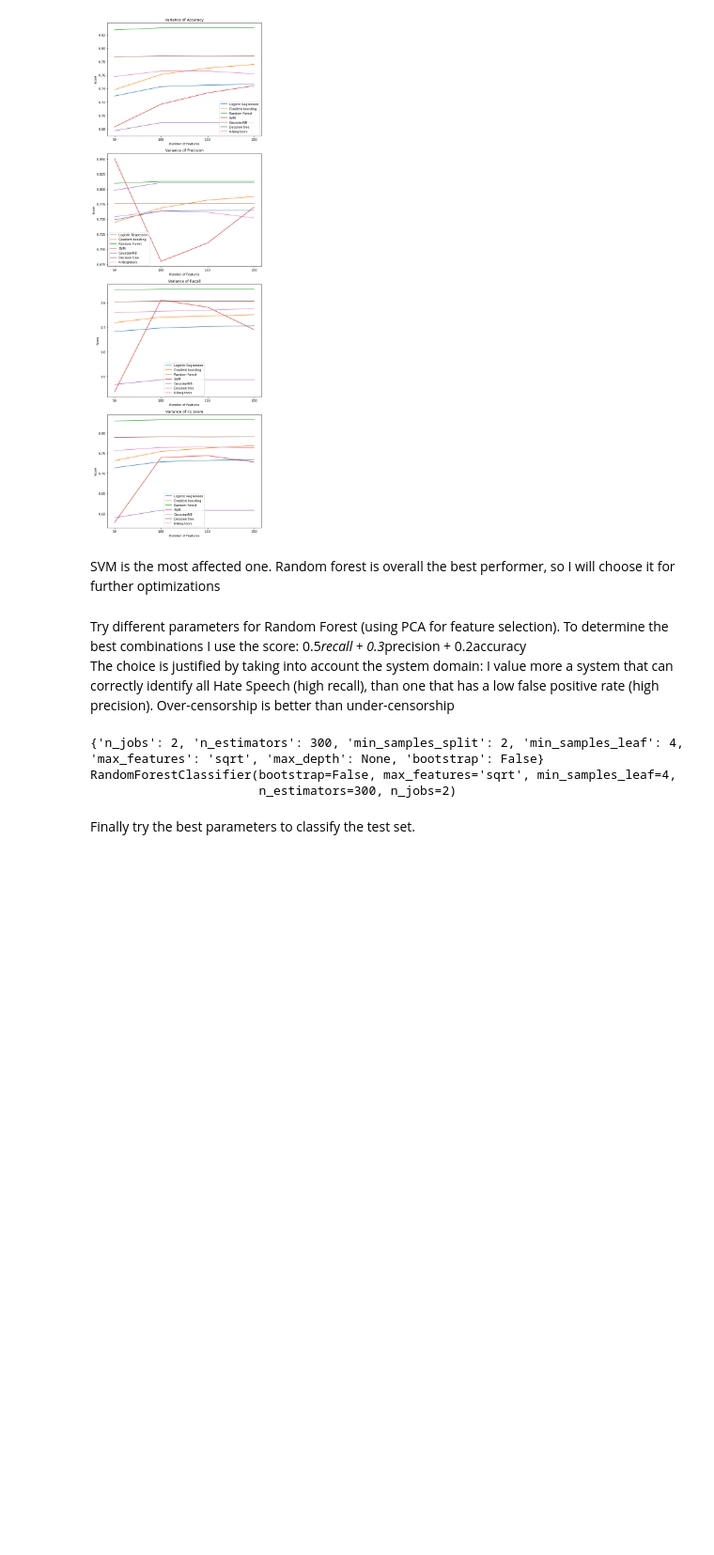
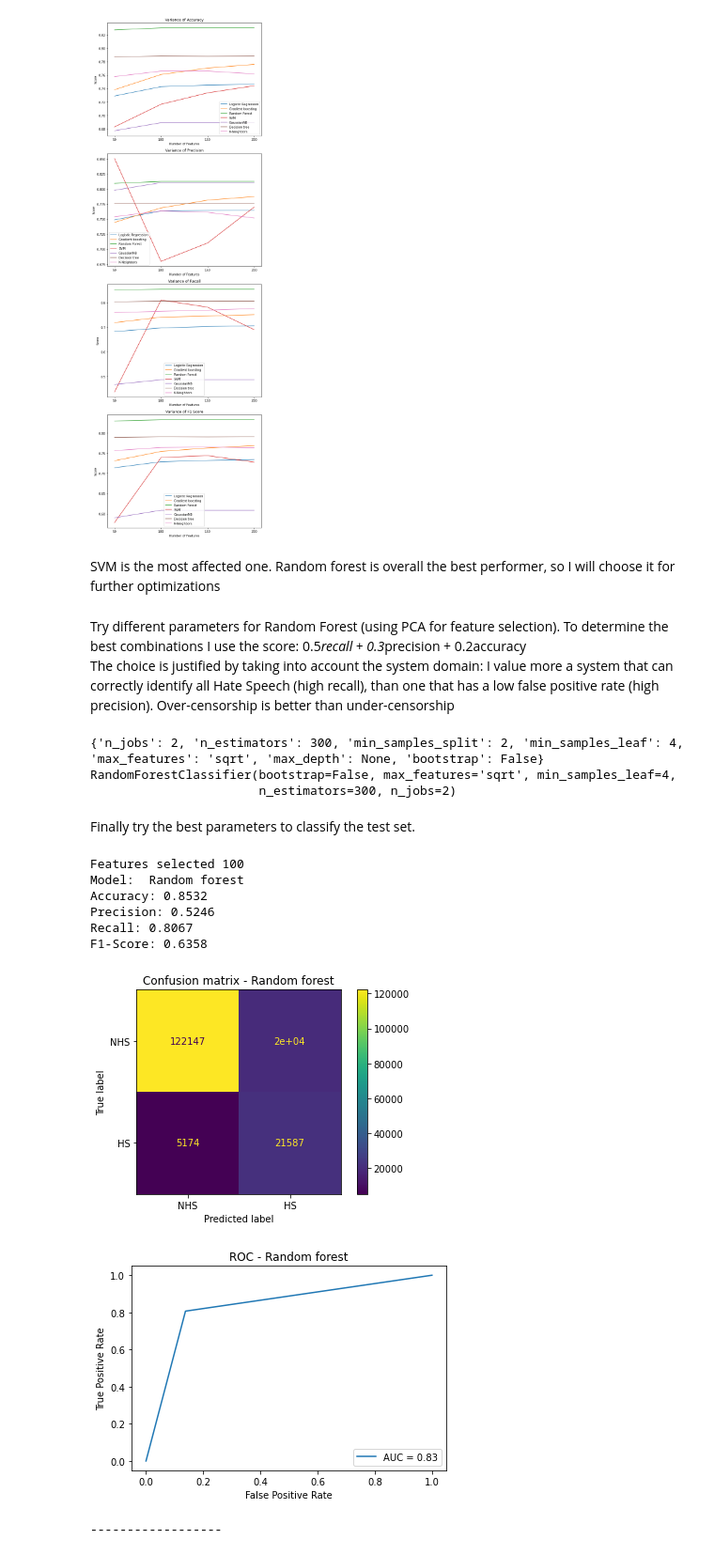
Before and after one commit to FilippoSechi/HateSpeechDetection, a Jupyter notebook: notebook.ipynb, the cells around one changed output. Shown at 94% size. Saved outputs shown, nothing was run; the diff lists cells and outputs as text; code cells hidden in the pictures; blank space fills up the shorter version.

```diff
--- a/notebook.ipynb
+++ b/notebook.ipynb
@@ -853,3 +863,37 @@ RandomForestClassifier(bootstrap=False, max_features='sqrt', min_samples_leaf=4,
                        n_estimators=300, n_jobs=2)
 # %% [markdown]
 Finally try the best parameters to classify the test set.
+# %%
+pca = PCA(n_components=100)
+X_train_pca = pca.fit_transform(X_train)
+
+random_forest = RandomForestClassifier(bootstrap=False, max_features='sqrt', min_samples_leaf=4,
+                                        n_estimators=300, n_jobs=2)
+
+# Train the random forest classifier using the PCA-transformed training data
+random_forest.fit(X_train_pca, y_train)
+
+# Transform the test data using PCA
+X_test_pca = pca.transform(X_test)
+
+y_pred = random_forest.predict(X_test_pca)
+
+# Evaluate performance
+accuracy = accuracy_score(y_test, y_pred)
+precision = precision_score(y_test, y_pred)
+recall = recall_score(y_test, y_pred)
+f1 = f1_score(y_test, y_pred)
+confusion = confusion_matrix(y_test, y_pred)
+fpr, tpr, thresholds = roc_curve(y_test, y_pred)
+
+evaluation(100,"Random forest", accuracy, precision, recall, f1, confusion, fpr, tpr)
+# %% [output]
+Features selected 100
+Model:  Random forest
+Accuracy: 0.8532
+Precision: 0.5246
+Recall: 0.8067
+F1-Score: 0.6358
+[figure, added]
+[figure, added]
+------------------
```
Also changed, not shown: parts of 1 cell of this notebook.
